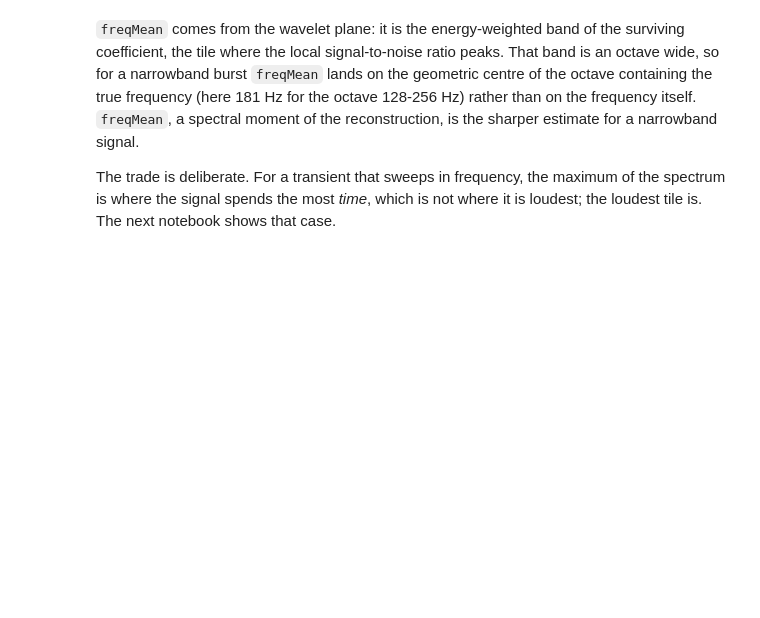
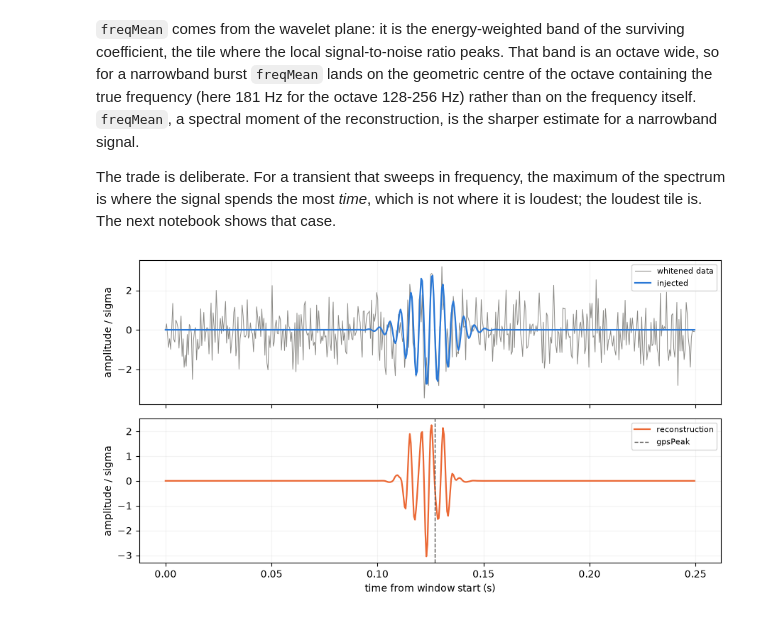
Before and after one commit to elenacuoco/wdflow, a Jupyter notebook: tutorials/01_the_statistic_and_the_parameters.ipynb, the cells around one changed output. Saved outputs shown, nothing was run; the diff lists cells and outputs as text; code cells hidden in the pictures; blank space fills up the shorter version.

```diff
--- a/tutorials/01_the_statistic_and_the_parameters.ipynb
+++ b/tutorials/01_the_statistic_and_the_parameters.ipynb
@@ -155,18 +158,20 @@ occupies, while the other two do not. They are ordered by construction.
 # %%
-from wdf.observers.ParameterEstimationObserver import extract_meta_features
+from wdf.analysis.coefficients import from_dense
+from wdf.analysis.metaparameters import meta_features
 
-(tPeak, duration, freqMin, freqMean, freqMax, freqQ05, freqQ95,
- snrMean, snrPeak) = extract_meta_features(
-    reconstruction, fs=FS, sigma=SIGMA, wt=kept, f_low=10.0)
+index, value = from_dense(kept)
+features = meta_features(index, value, n_coeff=len(kept), fs=FS, sigma=SIGMA)
 
-enwdf = np.linalg.norm(reconstruction) / SIGMA
+enwdf = np.linalg.norm(kept) / SIGMA
+injected_peak = float(np.argmax(np.abs(signal))) / FS
 
-injected_peak = float(np.argmax(np.abs(signal))) / FS
-print(f"tPeak     {tPeak * 1e3:7.1f} ms   (injected peak at {injected_peak * 1e3:.1f} ms)")
-print(f"duration  {duration * 1e3:7.1f} ms")
-print(f"freqMean  {freqMean:7.1f} Hz   (injected 200 Hz)")
-print(f"freqMean  {freqMean:7.1f} Hz")
-print(f"band      [{freqMin:.0f}, {freqMax:.0f}] Hz")
+print(f"gpsPeak     {features['gpsPeak'] * 1e3:7.1f} ms   "
+      f"(injected peak at {injected_peak * 1e3:.1f} ms)")
+print(f"duration    {features['duration'] * 1e3:7.1f} ms   "
+      f"(central 90 %: {features['duration90'] * 1e3:.1f} ms)")
+print(f"freqMean    {features['freqMean']:7.1f} Hz   (injected 200 Hz)")
+print(f"support     [{features['freqMin']:.0f}, {features['freqMax']:.0f}] Hz")
+print(f"central 90% [{features['freqQ05']:.0f}, {features['freqQ95']:.0f}] Hz")
 print()
-print(f"snrMean {snrMean:.2f}  <=  snrPeak {snrPeak:.2f}  <=  EnWDF {enwdf:.2f}")
+print(f"snrPeak {features['snrPeak']:.2f}  <=  EnWDF {enwdf:.2f}")
 # %% [output]
@@ -185,19 +196,22 @@ it is loudest; the loudest tile is. The next notebook shows that case.
 # %%
 fig, axes = plt.subplots(2, 1, figsize=(9, 5), sharex=True)
 t = np.arange(N) / FS
 
 axes[0].plot(t, window, lw=0.7, color="#8a8985", label="whitened data")
 axes[0].plot(t, signal, lw=1.6, color="#2a78d6", label="injected")
 axes[0].legend(fontsize=8)
 axes[0].set_ylabel("amplitude / sigma")
 
 axes[1].plot(t, reconstruction, lw=1.6, color="#eb6834", label="reconstruction")
-axes[1].axvline(tPeak, color="#52514e", ls="--", lw=1, label="tPeak")
+axes[1].axvline(features["gpsPeak"], color="#52514e", ls="--", lw=1,
+                label="gpsPeak")
 axes[1].legend(fontsize=8)
 axes[1].set_xlabel("time from window start (s)")
 axes[1].set_ylabel("amplitude / sigma")
 
 for ax in axes:
     ax.grid(alpha=0.15)
 fig.tight_layout()
 plt.show()
+# %% [output]
+[figure, added]
```
Also changed, not shown: parts of 2 cells of this notebook, 2 other files.
